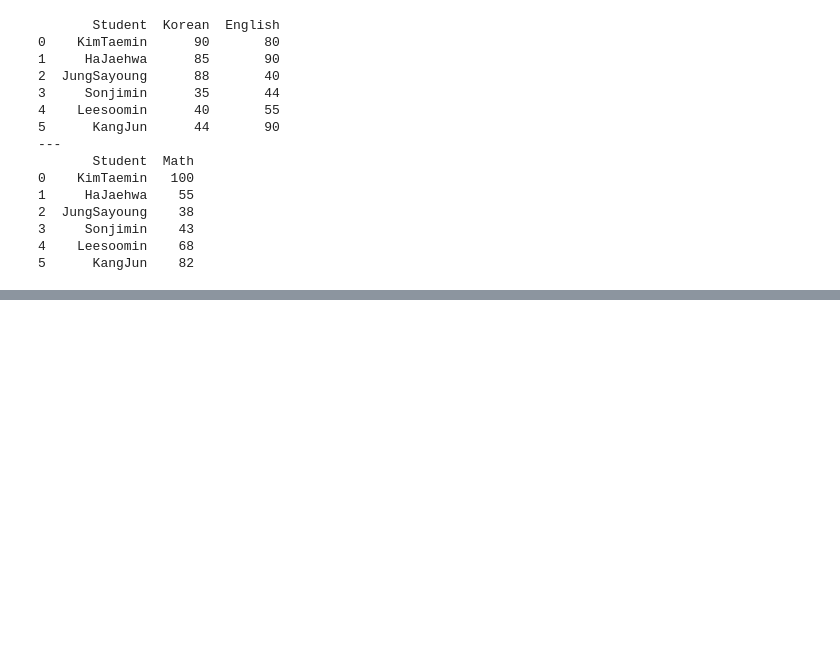
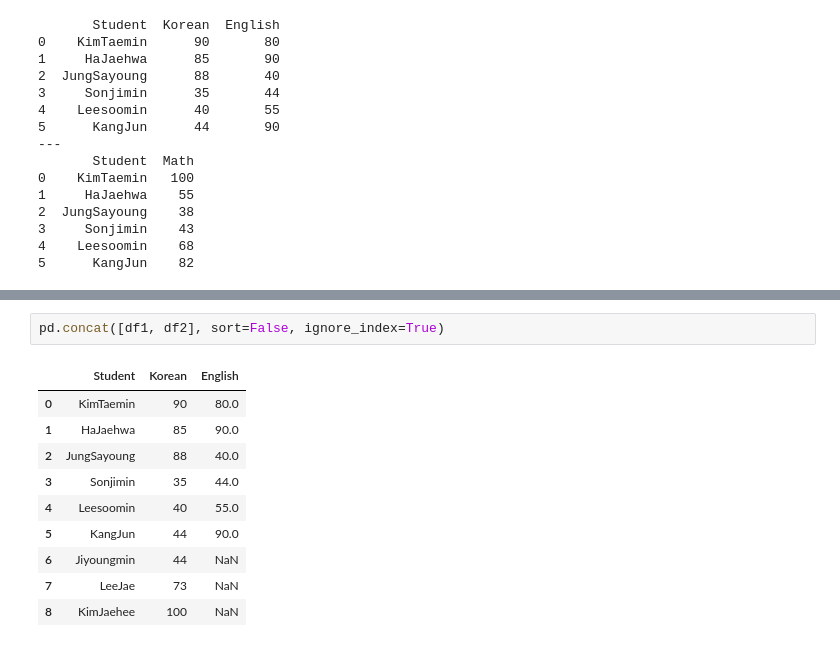
Before and after one commit to eunichoi/aiiffel_sba, a Jupyter notebook: 15. 데이터를 관리하는 데이터베이스_database-sqlite3.ipynb, the cells around one changed output, grey strips where cells are left out. Drawn from its saved outputs; the diff is of its cells as text; blank space fills up the shorter version.

```diff
--- a/15. 데이터를 관리하는 데이터베이스_database-sqlite3.ipynb
+++ b/15. 데이터를 관리하는 데이터베이스_database-sqlite3.ipynb
@@ -216,0 +338,13 @@ print(df2)
+# %%
+pd.concat([df1, df2], sort=False, ignore_index=True)
+# %% [output]
+|  | Student | Korean | English |
+| 0 | KimTaemin | 90 | 80.0 |
+| 1 | HaJaehwa | 85 | 90.0 |
+| 2 | JungSayoung | 88 | 40.0 |
+| 3 | Sonjimin | 35 | 44.0 |
+| 4 | Leesoomin | 40 | 55.0 |
+| 5 | KangJun | 44 | 90.0 |
+| 6 | Jiyoungmin | 44 | NaN |
+| 7 | LeeJae | 73 | NaN |
+| 8 | KimJaehee | 100 | NaN |
```
Also changed, not shown: parts of 59 cells of this notebook, 1 other file.
